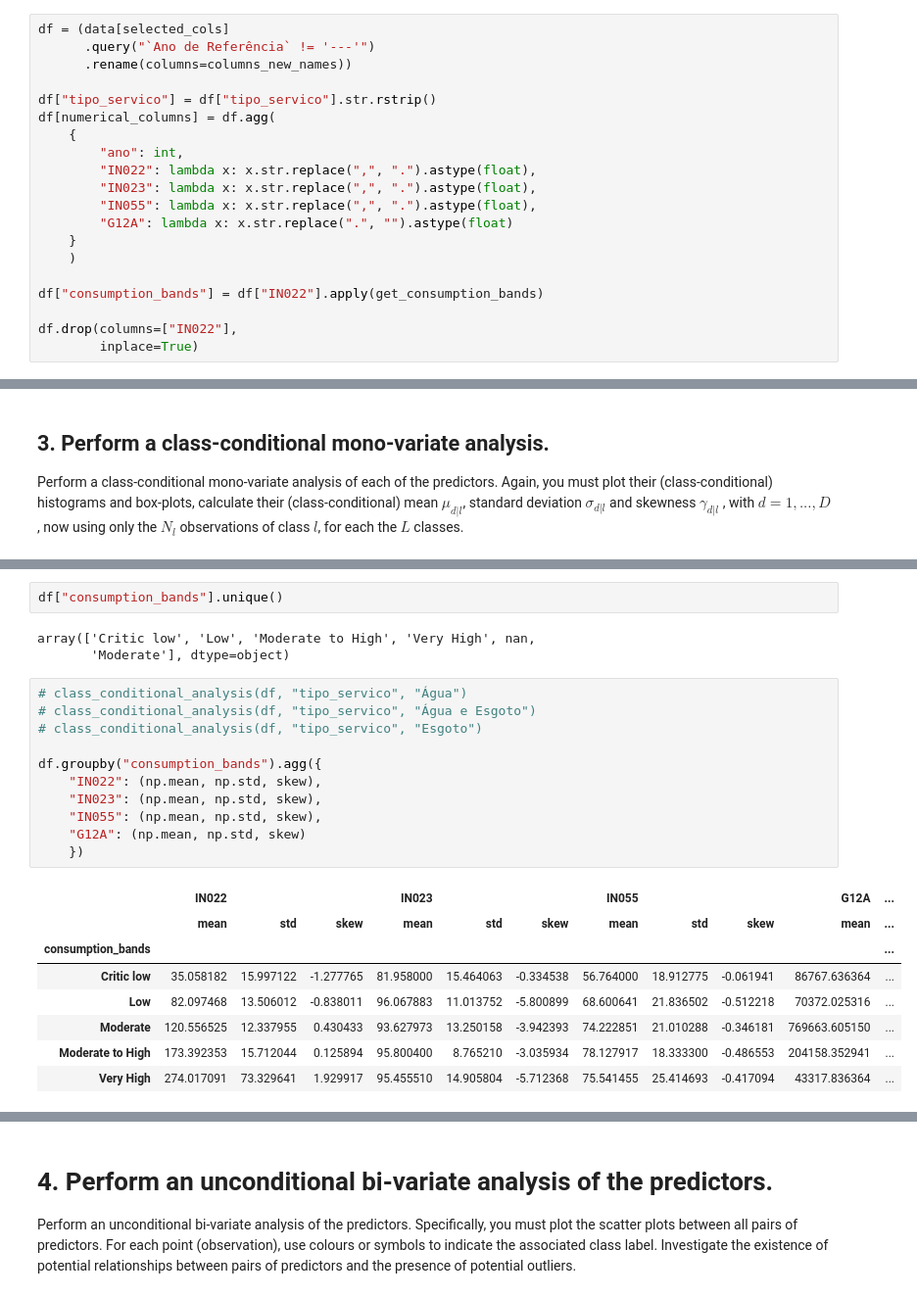
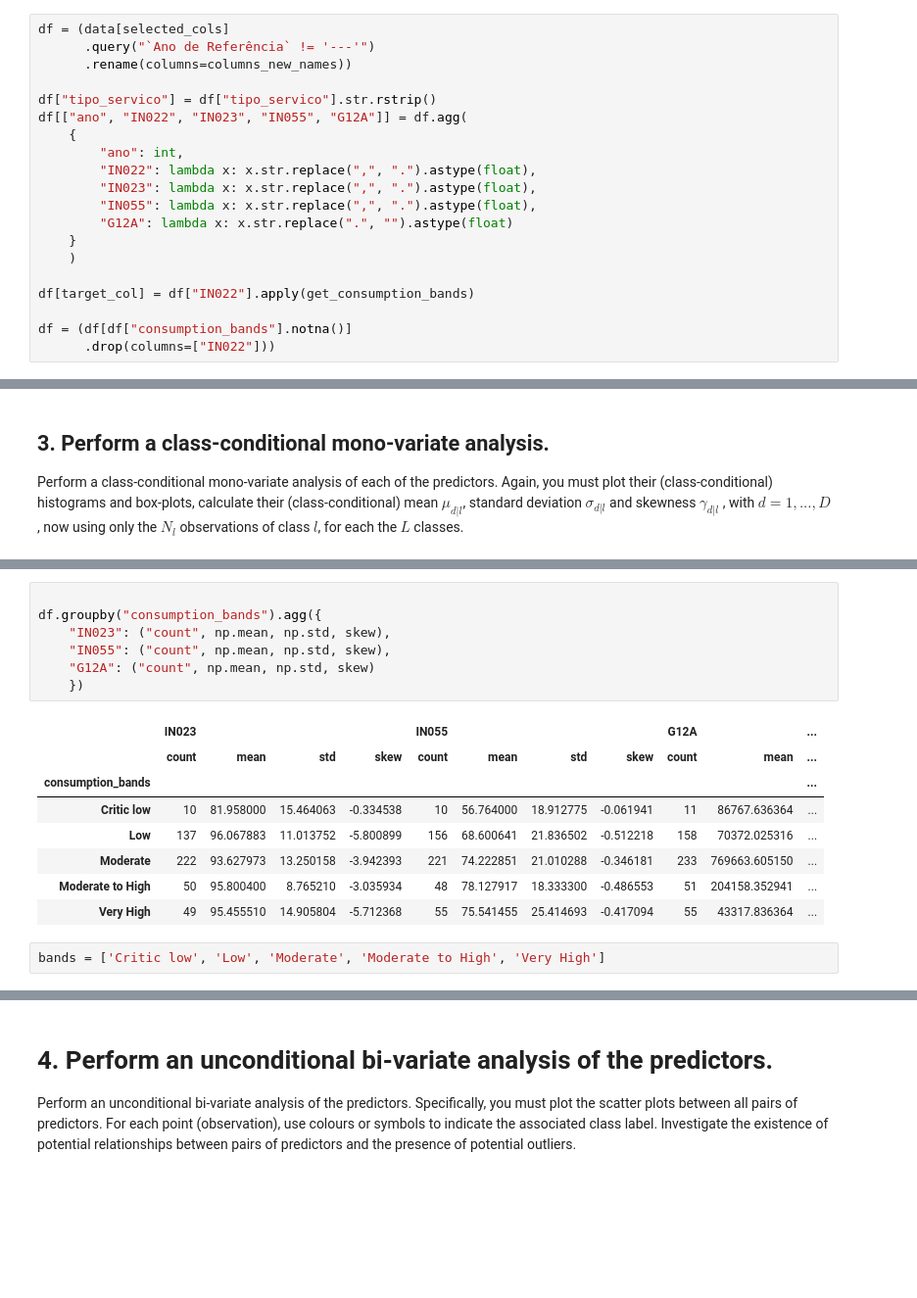
Before and after one commit to rafaelcbpy/Comp_Aplicada_ICA, a Jupyter notebook: notebooks/HW1/EDA.ipynb, the cells around one changed output, grey strips where cells are left out. Shown at 98% size. Cells and saved outputs as stored; diff of their text form; blank space fills up the shorter version.

```diff
--- a/notebooks/HW1/EDA.ipynb
+++ b/notebooks/HW1/EDA.ipynb
@@ -89,7 +90,7 @@ df = (data[selected_cols]
       .rename(columns=columns_new_names))
 
 df["tipo_servico"] = df["tipo_servico"].str.rstrip()
-df[numerical_columns] = df.agg(
+df[["ano", "IN022", "IN023", "IN055", "G12A"]] = df.agg(
     {
         "ano": int,
         "IN022": lambda x: x.str.replace(",", ".").astype(float),
@@ -99,10 +100,10 @@ df[numerical_columns] = df.agg(
     }
     )
 
-df["consumption_bands"] = df["IN022"].apply(get_consumption_bands)
+df[target_col] = df["IN022"].apply(get_consumption_bands)
 
-df.drop(columns=["IN022"],
-        inplace=True)
+df = (df[df["consumption_bands"].notna()]
+      .drop(columns=["IN022"]))
 # %% [markdown]
 ##  1 Describe your data and their features
 1 Describe your data and their features in terms of number of observations $N$, number of predictor variables $D$, number of classes $L$ and class-distribution (that is, the number of observations for each of the classes).
@@ -288,30 +292,23 @@ def class_conditional_analysis(df: pd.DataFrame, col_name: str, category: str) -
 
     _df.hist(figsize=(12,8))
     plt.suptitle(f"Class-conditional histogram | {col_name} = {category}")
-# %%
-df["consumption_bands"].unique()
-# %% [output]
-array(['Critic low', 'Low', 'Moderate to High', 'Very High', nan,
-       'Moderate'], dtype=object)
 # %%
-# class_conditional_analysis(df, "tipo_servico", "Água")
-# class_conditional_analysis(df, "tipo_servico", "Água e Esgoto")
-# class_conditional_analysis(df, "tipo_servico", "Esgoto")
 
 df.groupby("consumption_bands").agg({
-    "IN022": (np.mean, np.std, skew),
-    "IN023": (np.mean, np.std, skew),
-    "IN055": (np.mean, np.std, skew),
-    "G12A": (np.mean, np.std, skew)
+    "IN023": ("count", np.mean, np.std, skew),
+    "IN055": ("count", np.mean, np.std, skew),
+    "G12A": ("count", np.mean, np.std, skew)
     })
 # %% [output]
-|  | IN022 |  |  | IN023 |  |  | IN055 |  |  | G12A | ... |
-|  | mean | std | skew | mean | std | skew | mean | std | skew | mean | ... |
+|  | IN023 |  |  |  | IN055 |  |  |  | G12A |  | ... |
+|  | count | mean | std | skew | count | mean | std | skew | count | mean | ... |
 | consumption_bands |  |  |  |  |  |  |  |  |  |  | ... |
-| Critic low | 35.058182 | 15.997122 | -1.277765 | 81.958000 | 15.464063 | -0.334538 | 56.764000 | 18.912775 | -0.061941 | 86767.636364 | ... |
-| Low | 82.097468 | 13.506012 | -0.838011 | 96.067883 | 11.013752 | -5.800899 | 68.600641 | 21.836502 | -0.512218 | 70372.025316 | ... |
-| Moderate | 120.556525 | 12.337955 | 0.430433 | 93.627973 | 13.250158 | -3.942393 | 74.222851 | 21.010288 | -0.346181 | 769663.605150 | ... |
-| Moderate to High | 173.392353 | 15.712044 | 0.125894 | 95.800400 | 8.765210 | -3.035934 | 78.127917 | 18.333300 | -0.486553 | 204158.352941 | ... |
-| Very High | 274.017091 | 73.329641 | 1.929917 | 95.455510 | 14.905804 | -5.712368 | 75.541455 | 25.414693 | -0.417094 | 43317.836364 | ... |
+| Critic low | 10 | 81.958000 | 15.464063 | -0.334538 | 10 | 56.764000 | 18.912775 | -0.061941 | 11 | 86767.636364 | ... |
+| Low | 137 | 96.067883 | 11.013752 | -5.800899 | 156 | 68.600641 | 21.836502 | -0.512218 | 158 | 70372.025316 | ... |
+| Moderate | 222 | 93.627973 | 13.250158 | -3.942393 | 221 | 74.222851 | 21.010288 | -0.346181 | 233 | 769663.605150 | ... |
+| Moderate to High | 50 | 95.800400 | 8.765210 | -3.035934 | 48 | 78.127917 | 18.333300 | -0.486553 | 51 | 204158.352941 | ... |
+| Very High | 49 | 95.455510 | 14.905804 | -5.712368 | 55 | 75.541455 | 25.414693 | -0.417094 | 55 | 43317.836364 | ... |
+# %%
+bands = ['Critic low', 'Low', 'Moderate', 'Moderate to High', 'Very High']
 # %%
 col = "consumption_bands"
```
Also changed, not shown: parts of 28 cells of this notebook.
